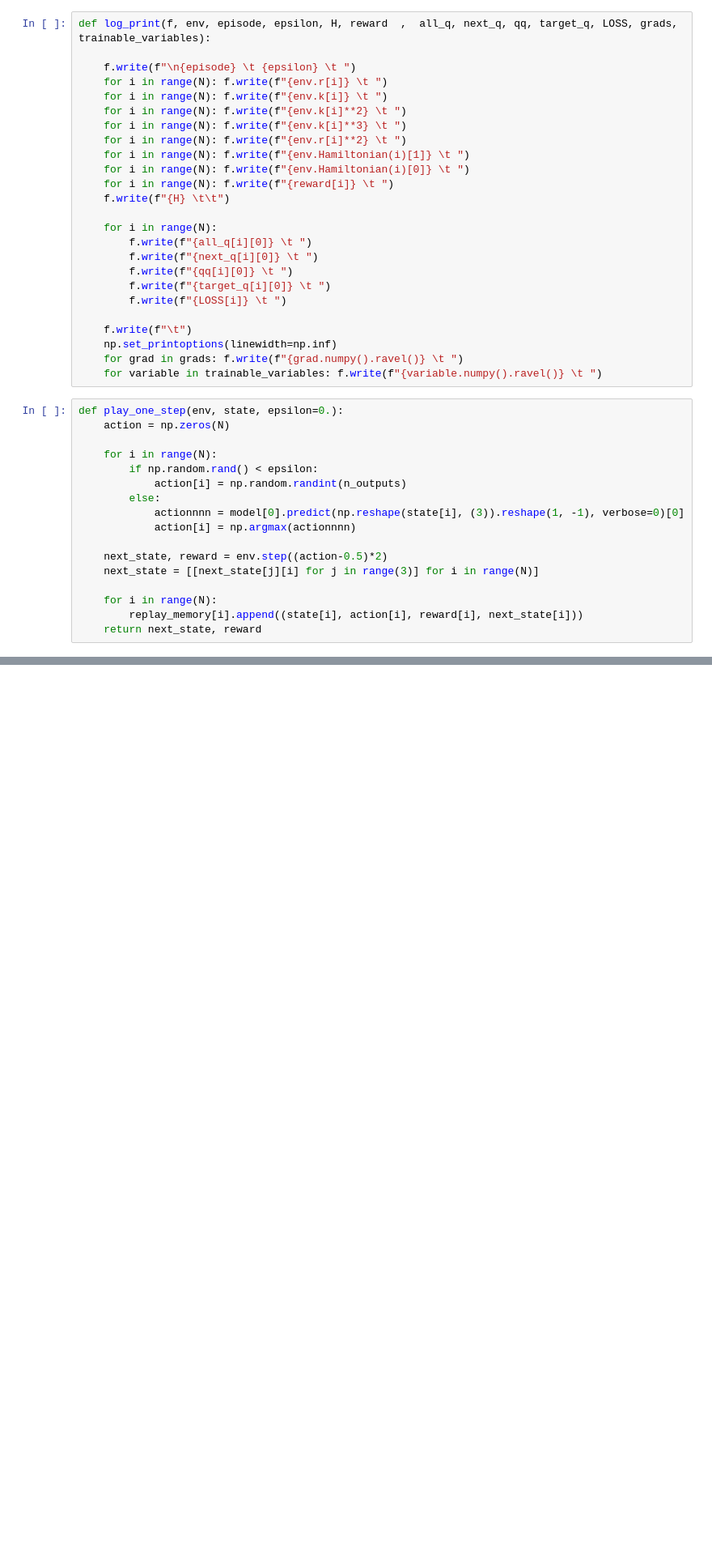
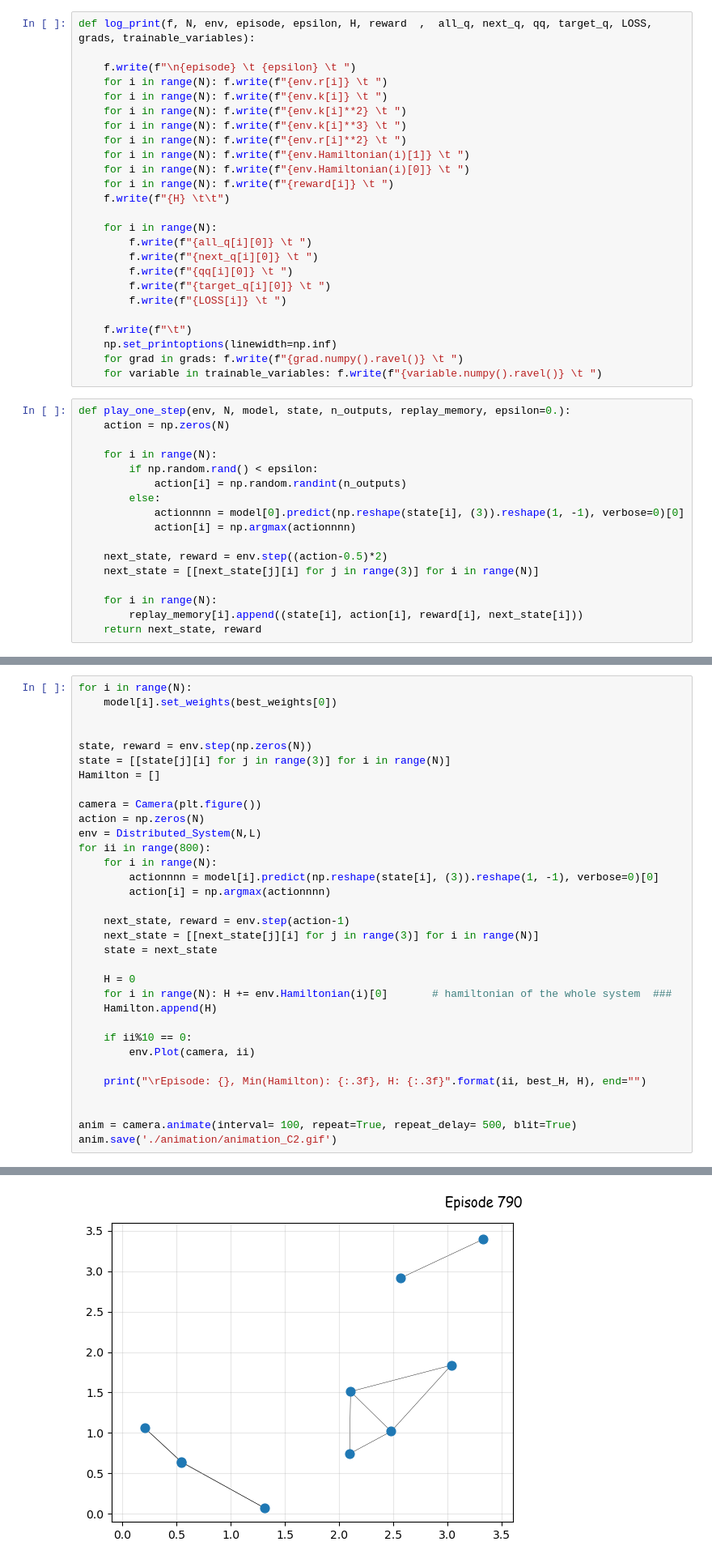
Before and after one commit to mehdibp/distributed_connected, a Jupyter notebook: Smart Destributed System-Classification.ipynb, the cells around one changed output, grey strips where cells are left out. Shown at 81% size. Cells and saved outputs as stored; diff of their text form; blank space fills up the shorter version.

```diff
--- a/Smart Destributed System-Classification.ipynb
+++ b/Smart Destributed System-Classification.ipynb
@@ -169,5 +175,5 @@ def initializer(N):
 # %%
-def log_print(f, env, episode, epsilon, H, reward  ,  all_q, next_q, qq, target_q, LOSS, grads, trainable_variables):
+def log_print(f, N, env, episode, epsilon, H, reward  ,  all_q, next_q, qq, target_q, LOSS, grads, trainable_variables):
 
     f.write(f"\n{episode} \t {epsilon} \t ")
     for i in range(N): f.write(f"{env.r[i]} \t ")
@@ -192,7 +198,7 @@ def log_print(f, env, episode, epsilon, H, reward  ,  all_q, next_q, qq, target_
     for grad in grads: f.write(f"{grad.numpy().ravel()} \t ")
     for variable in trainable_variables: f.write(f"{variable.numpy().ravel()} \t ")
 # %%
-def play_one_step(env, state, epsilon=0.):
+def play_one_step(env, N, model, state, n_outputs, replay_memory, epsilon=0.):
     action = np.zeros(N)
 
     for i in range(N):
@@ -321,0 +332,34 @@ plt.show()
+# %%
+for i in range(N):
+    model[i].set_weights(best_weights[0])
+
+
+state, reward = env.step(np.zeros(N))
+state = [[state[j][i] for j in range(3)] for i in range(N)]
+Hamilton = []
+
+camera = Camera(plt.figure())
+action = np.zeros(N)
+env = Distributed_System(N,L)
+for ii in range(800):
+    for i in range(N):
+        actionnnn = model[i].predict(np.reshape(state[i], (3)).reshape(1, -1), verbose=0)[0]
+        action[i] = np.argmax(actionnnn)
+
+    next_state, reward = env.step(action-1)
+    next_state = [[next_state[j][i] for j in range(3)] for i in range(N)]
+    state = next_state
+
+    H = 0
+    for i in range(N): H += env.Hamiltonian(i)[0]       # hamiltonian of the whole system  ###
+    Hamilton.append(H)
+
+    if ii%10 == 0:
+        env.Plot(camera, ii)
+
+    print("\rEpisode: {}, Min(Hamilton): {:.3f}, H: {:.3f}".format(ii, best_H, H), end="")
+
+
+anim = camera.animate(interval= 100, repeat=True, repeat_delay= 500, blit=True)
+anim.save('./animation/animation_C2.gif')
+# %% [output]
@@ -321,0 +367 @@ plt.show()
+[figure, added]
```
Also changed, not shown: parts of 8 cells of this notebook, 1 other file.
